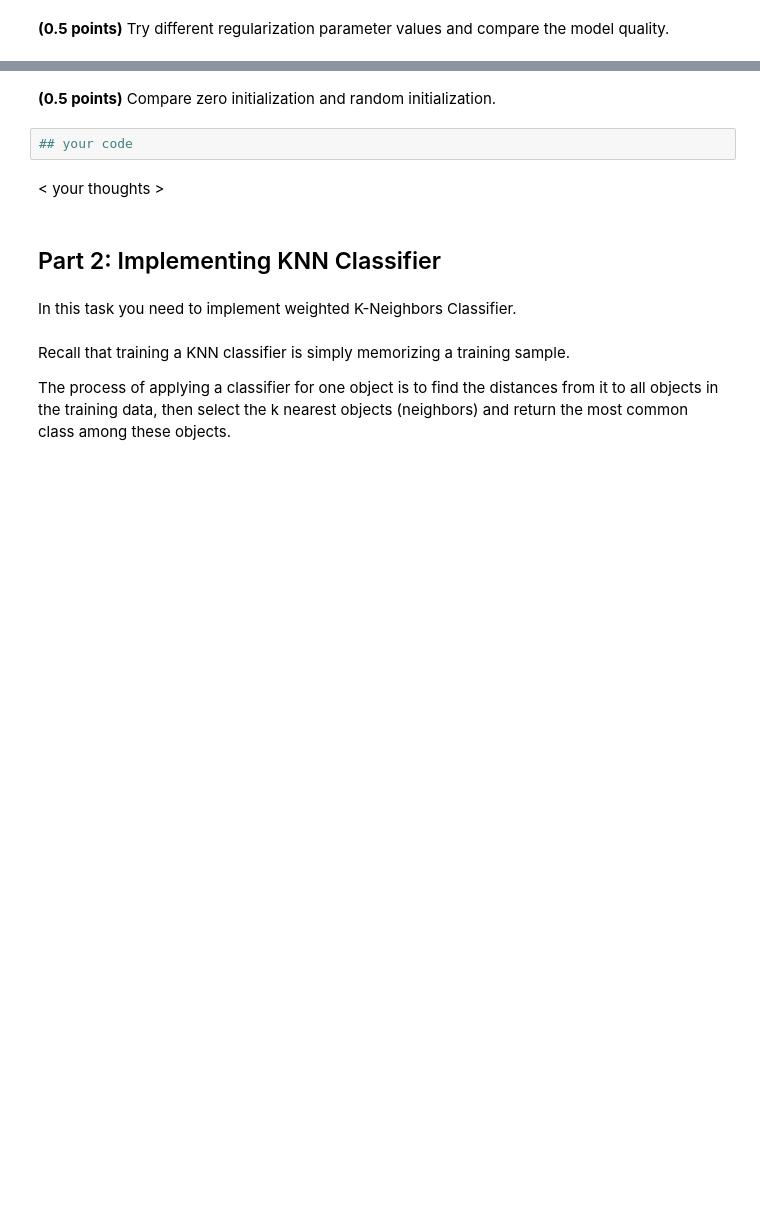
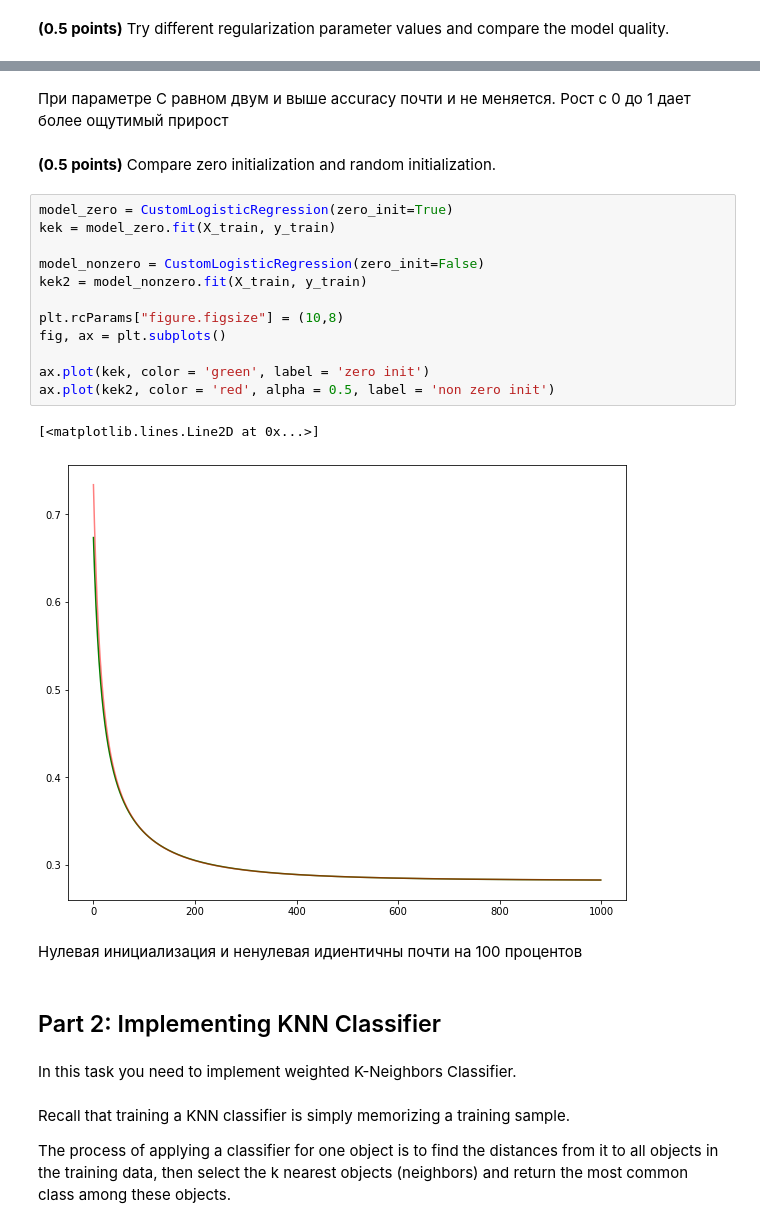
Before and after one commit to DimaValetsky/ml-intro, a Jupyter notebook: 5_classification_linear_knn/hw_classification.ipynb, the cells around one changed output, grey strips where cells are left out. Cells and saved outputs as stored; diff of their text form; blank space fills up the shorter version.

```diff
--- a/5_classification_linear_knn/hw_classification.ipynb
+++ b/5_classification_linear_knn/hw_classification.ipynb
@@ -237,9 +280,24 @@ plt.plot(kek)
+# %% [markdown]
+При параметре C равном двум и выше accuracy почти и не меняется. Рост с 0 до 1 дает более ощутимый прирост
 # %% [markdown]
 **(0.5 points)** Compare zero initialization and random initialization.
-# %%
-## your code
-# %% [markdown]
-< your thoughts >
+# %%
+model_zero = CustomLogisticRegression(zero_init=True)
+kek = model_zero.fit(X_train, y_train)
+
+model_nonzero = CustomLogisticRegression(zero_init=False)
+kek2 = model_nonzero.fit(X_train, y_train)
+
+plt.rcParams["figure.figsize"] = (10,8)
+fig, ax = plt.subplots()
+
+ax.plot(kek, color = 'green', label = 'zero init')
+ax.plot(kek2, color = 'red', alpha = 0.5, label = 'non zero init')
+# %% [output]
+[<matplotlib.lines.Line2D at 0x...>]
+[figure, added]
+# %% [markdown]
+Нулевая инициализация и ненулевая идиентичны почти на 100 процентов
 # %% [markdown]
 ## Part 2: Implementing KNN Classifier
 # %% [markdown]
```
Also changed, not shown: parts of 7 cells of this notebook.
